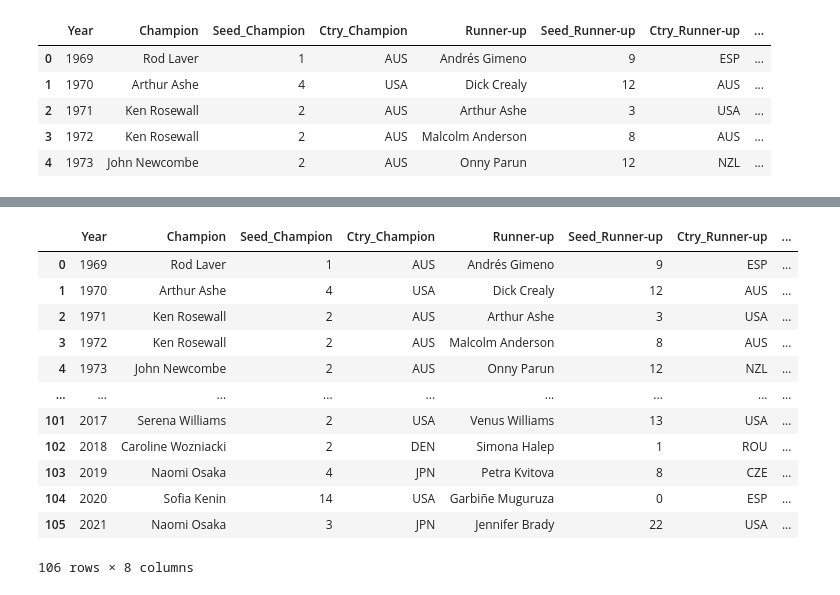
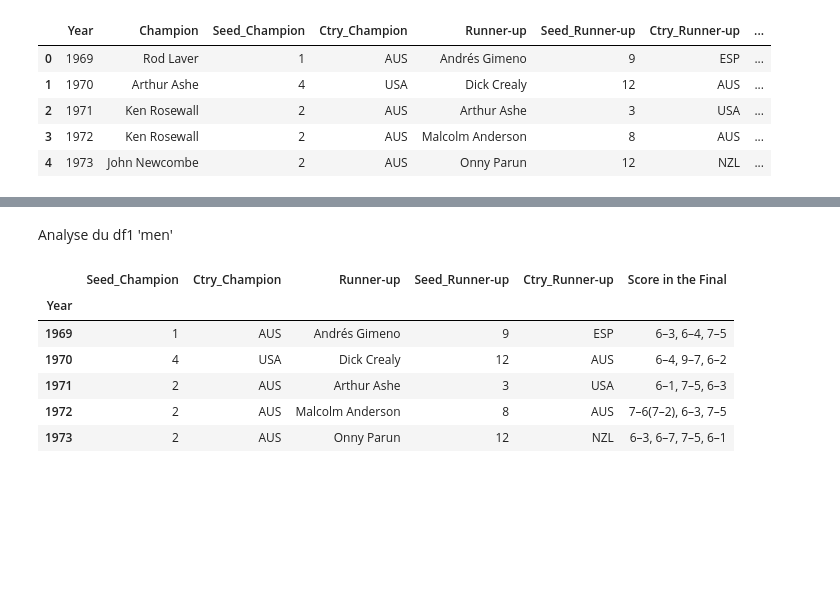
Before and after one commit to S0nia11/Projet_Sp-, a Jupyter notebook: Nettoyage data/Datasets/Matchs/Structure_datasets.ipynb, the cells around one changed output, grey strips where cells are left out. Saved outputs shown, nothing was run; the diff lists cells and outputs as text; code cells hidden in the pictures; blank space fills up the shorter version.

```diff
--- a/Nettoyage data/Datasets/Matchs/Structure_datasets.ipynb
+++ b/Nettoyage data/Datasets/Matchs/Structure_datasets.ipynb
@@ -29,25 +37,15 @@ df2.head(5)
-# %%
-#Fusionner df1 et df2
-df1 = pd.read_csv('Aust_Open_champs_69_21.csv')
-df2 = pd.read_csv('Aust_Open_champs_69_21_wom.csv')
-
-
-merged_df = pd.concat([df1, df2], ignore_index=True)
-merged_df = merged_df.reset_index(drop=True)
-
-merged_df.to_csv('fusion_aust_open_champs.csv', index=False)
-merged_df
-# %% [output]
-|  | Year | Champion | Seed_Champion | Ctry_Champion | Runner-up | Seed_Runner-up | Ctry_Runner-up | ... |
-| 0 | 1969 | Rod Laver | 1 | AUS | Andrés Gimeno | 9 | ESP | ... |
-| 1 | 1970 | Arthur Ashe | 4 | USA | Dick Crealy | 12 | AUS | ... |
-| 2 | 1971 | Ken Rosewall | 2 | AUS | Arthur Ashe | 3 | USA | ... |
-| 3 | 1972 | Ken Rosewall | 2 | AUS | Malcolm Anderson | 8 | AUS | ... |
-| 4 | 1973 | John Newcombe | 2 | AUS | Onny Parun | 12 | NZL | ... |
-| ... | ... | ... | ... | ... | ... | ... | ... | ... |
-| 101 | 2017 | Serena Williams | 2 | USA | Venus Williams | 13 | USA | ... |
-| 102 | 2018 | Caroline Wozniacki | 2 | DEN | Simona Halep | 1 | ROU | ... |
-| 103 | 2019 | Naomi Osaka | 4 | JPN | Petra Kvitova | 8 | CZE | ... |
-| 104 | 2020 | Sofia Kenin | 14 | USA | Garbiñe Muguruza | 0 | ESP | ... |
-| 105 | 2021 | Naomi Osaka | 3 | JPN | Jennifer Brady | 22 | USA | ... |
-106 rows × 8 columns
+# %% [markdown]
+Analyse du df1 'men'
+# %%
+#Suppression des index
+df1.set_index(df1.columns[0], inplace=True)
+df1.drop(columns=[df1.columns[0]], inplace=True)
+df1.head()
+# %% [output]
+|  | Seed_Champion | Ctry_Champion | Runner-up | Seed_Runner-up | Ctry_Runner-up | Score in the Final |
+| Year |  |  |  |  |  |  |
+| 1969 | 1 | AUS | Andrés Gimeno | 9 | ESP | 6–3, 6–4, 7–5 |
+| 1970 | 4 | USA | Dick Crealy | 12 | AUS | 6–4, 9–7, 6–2 |
+| 1971 | 2 | AUS | Arthur Ashe | 3 | USA | 6–1, 7–5, 6–3 |
+| 1972 | 2 | AUS | Malcolm Anderson | 8 | AUS | 7–6(7–2), 6–3, 7–5 |
+| 1973 | 2 | AUS | Onny Parun | 12 | NZL | 6–3, 6–7, 7–5, 6–1 |
```
Also changed, not shown: parts of 9 cells of this notebook.
